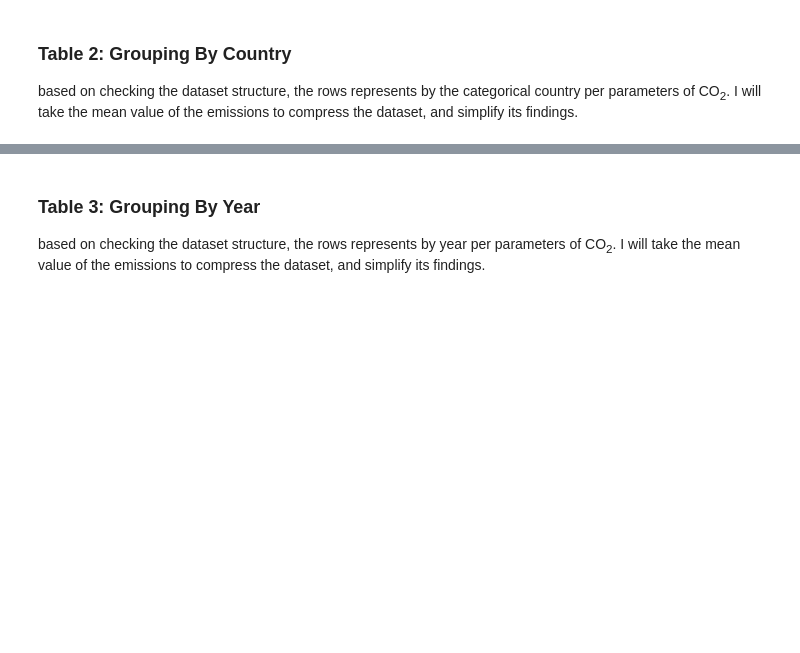
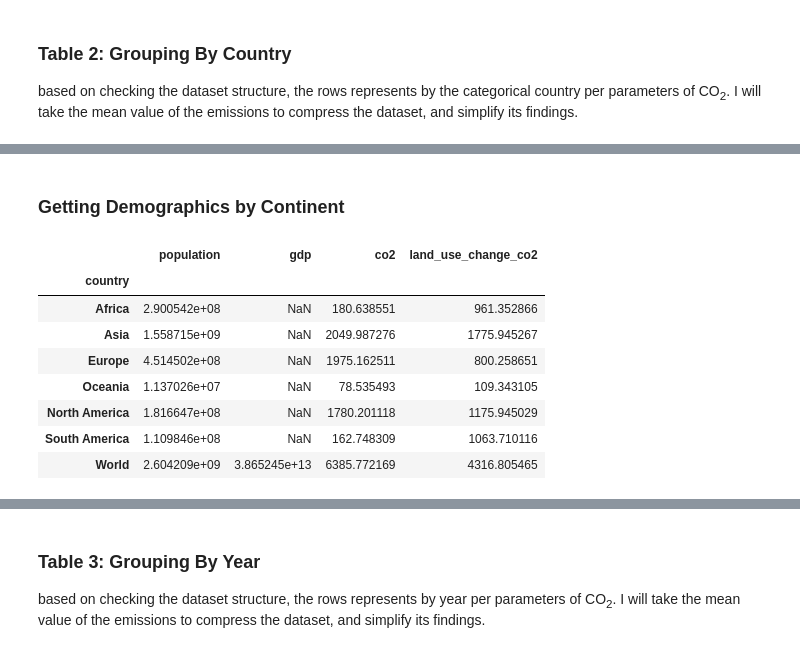
Before and after one commit to bryancastillo10/co2-emissions-analysis, a Jupyter notebook: data_prep.ipynb, the cells around one changed output, grey strips where cells are left out. Saved outputs shown, nothing was run; the diff lists cells and outputs as text; code cells hidden in the pictures; blank space fills up the shorter version.

```diff
--- a/data_prep.ipynb
+++ b/data_prep.ipynb
@@ -142,0 +144,25 @@ plt.show()
+# %% [markdown]
+<h3> Getting Demographics by Continent </h3>
+# %%
+# Boolean mask to obtain data which is NaN at iso_code since they don't represent the country
+nan_mask = df_demographics['iso_code'].isna()
+df_continent = df_demographics[nan_mask].groupby('country')[demographics_values].mean()
+
+# Continents Filter
+cont_list = ['Africa', 'Asia', 'Europe', 'Oceania', 'North America', 'South America', 'World']
+df_continent_f =df_continent.loc[cont_list]
+
+# Further modifications
+df_continent_f.reset_index(inplace=True)
+df_continent_f = df_continent_f.rename(columns={"country":"continent"})
+df_continent_f
+# %% [output]
+|  | population | gdp | co2 | land_use_change_co2 |
+| country |  |  |  |  |
+| Africa | 2.900542e+08 | NaN | 180.638551 | 961.352866 |
+| Asia | 1.558715e+09 | NaN | 2049.987276 | 1775.945267 |
+| Europe | 4.514502e+08 | NaN | 1975.162511 | 800.258651 |
+| Oceania | 1.137026e+07 | NaN | 78.535493 | 109.343105 |
+| North America | 1.816647e+08 | NaN | 1780.201118 | 1175.945029 |
+| South America | 1.109846e+08 | NaN | 162.748309 | 1063.710116 |
+| World | 2.604209e+09 | 3.865245e+13 | 6385.772169 | 4316.805465 |
```
Also changed, not shown: parts of 5 cells of this notebook, 2 other files.
